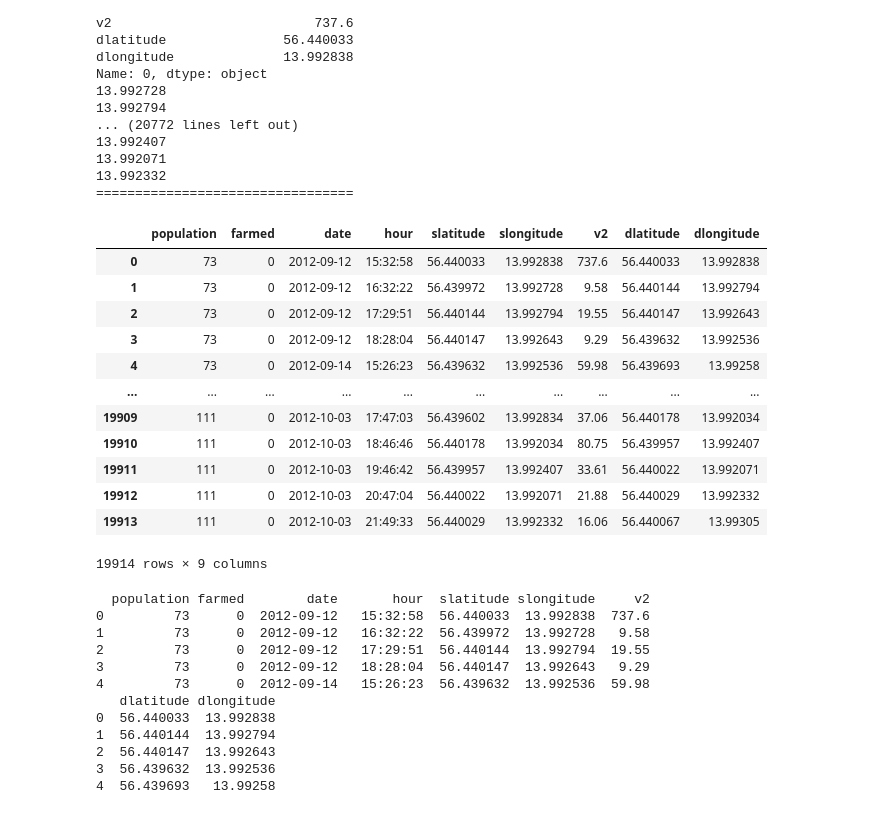
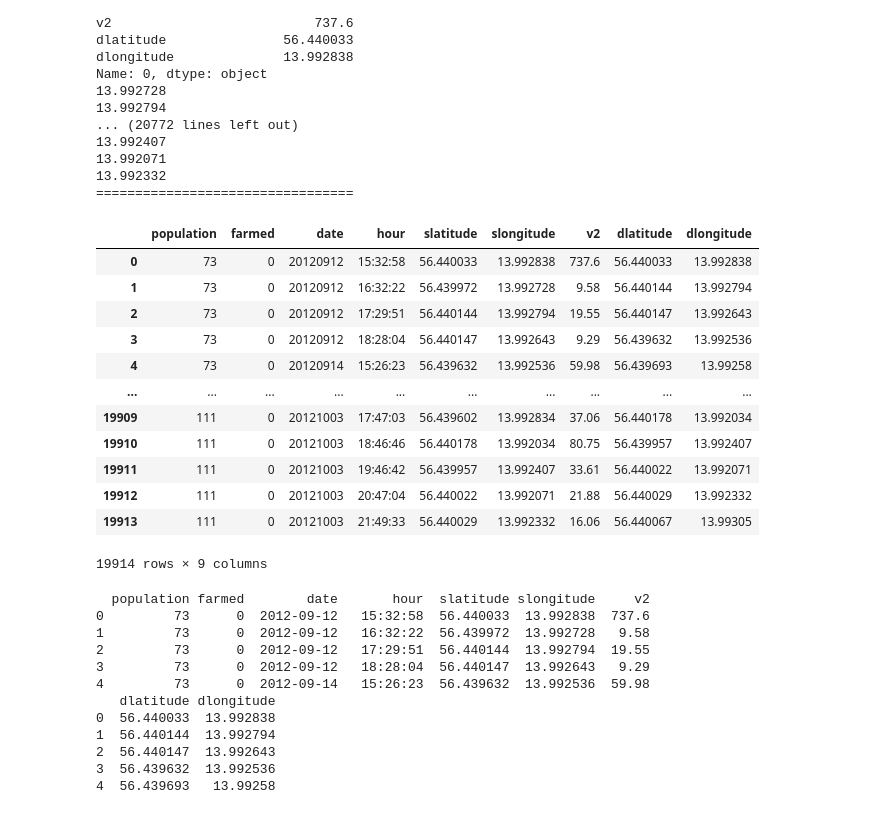
Before and after one commit to RKALM/ann-mallards, a Jupyter notebook: mallards.ipynb, the cells around one changed output. Drawn from its saved outputs; the diff is of its cells as text; code cells hidden in the pictures.

Commit message:
Making the date a number. The hours remains to be converted to a number as well.

```diff
--- a/mallards.ipynb
+++ b/mallards.ipynb
@@ -123,21 +123,21 @@ Name: 0, dtype: object
 13.992332
 =================================
 # %%
-preddata['date'] = pd.to_datetime(df['date']).dt.date
+preddata['date'] = pd.to_datetime(df["date"]).dt.strftime("%Y%m%d")
 preddata
 # %% [output]
 |  | population | farmed | date | hour | slatitude | slongitude | v2 | dlatitude | dlongitude |
-| 0 | 73 | 0 | 2012-09-12 | 15:32:58 | 56.440033 | 13.992838 | 737.6 | 56.440033 | 13.992838 |
-| 1 | 73 | 0 | 2012-09-12 | 16:32:22 | 56.439972 | 13.992728 | 9.58 | 56.440144 | 13.992794 |
-| 2 | 73 | 0 | 2012-09-12 | 17:29:51 | 56.440144 | 13.992794 | 19.55 | 56.440147 | 13.992643 |
-| 3 | 73 | 0 | 2012-09-12 | 18:28:04 | 56.440147 | 13.992643 | 9.29 | 56.439632 | 13.992536 |
-| 4 | 73 | 0 | 2012-09-14 | 15:26:23 | 56.439632 | 13.992536 | 59.98 | 56.439693 | 13.99258 |
+| 0 | 73 | 0 | 20120912 | 15:32:58 | 56.440033 | 13.992838 | 737.6 | 56.440033 | 13.992838 |
+| 1 | 73 | 0 | 20120912 | 16:32:22 | 56.439972 | 13.992728 | 9.58 | 56.440144 | 13.992794 |
+| 2 | 73 | 0 | 20120912 | 17:29:51 | 56.440144 | 13.992794 | 19.55 | 56.440147 | 13.992643 |
+| 3 | 73 | 0 | 20120912 | 18:28:04 | 56.440147 | 13.992643 | 9.29 | 56.439632 | 13.992536 |
+| 4 | 73 | 0 | 20120914 | 15:26:23 | 56.439632 | 13.992536 | 59.98 | 56.439693 | 13.99258 |
 | ... | ... | ... | ... | ... | ... | ... | ... | ... | ... |
-| 19909 | 111 | 0 | 2012-10-03 | 17:47:03 | 56.439602 | 13.992834 | 37.06 | 56.440178 | 13.992034 |
-| 19910 | 111 | 0 | 2012-10-03 | 18:46:46 | 56.440178 | 13.992034 | 80.75 | 56.439957 | 13.992407 |
-| 19911 | 111 | 0 | 2012-10-03 | 19:46:42 | 56.439957 | 13.992407 | 33.61 | 56.440022 | 13.992071 |
-| 19912 | 111 | 0 | 2012-10-03 | 20:47:04 | 56.440022 | 13.992071 | 21.88 | 56.440029 | 13.992332 |
-| 19913 | 111 | 0 | 2012-10-03 | 21:49:33 | 56.440029 | 13.992332 | 16.06 | 56.440067 | 13.99305 |
+| 19909 | 111 | 0 | 20121003 | 17:47:03 | 56.439602 | 13.992834 | 37.06 | 56.440178 | 13.992034 |
+| 19910 | 111 | 0 | 20121003 | 18:46:46 | 56.440178 | 13.992034 | 80.75 | 56.439957 | 13.992407 |
+| 19911 | 111 | 0 | 20121003 | 19:46:42 | 56.439957 | 13.992407 | 33.61 | 56.440022 | 13.992071 |
+| 19912 | 111 | 0 | 20121003 | 20:47:04 | 56.440022 | 13.992071 | 21.88 | 56.440029 | 13.992332 |
+| 19913 | 111 | 0 | 20121003 | 21:49:33 | 56.440029 | 13.992332 | 16.06 | 56.440067 | 13.99305 |
 19914 rows × 9 columns
 # %%
 preddata.to_excel("preddata.xlsx")
```
Also changed, not shown: parts of 3 cells of this notebook, 1 other file.
